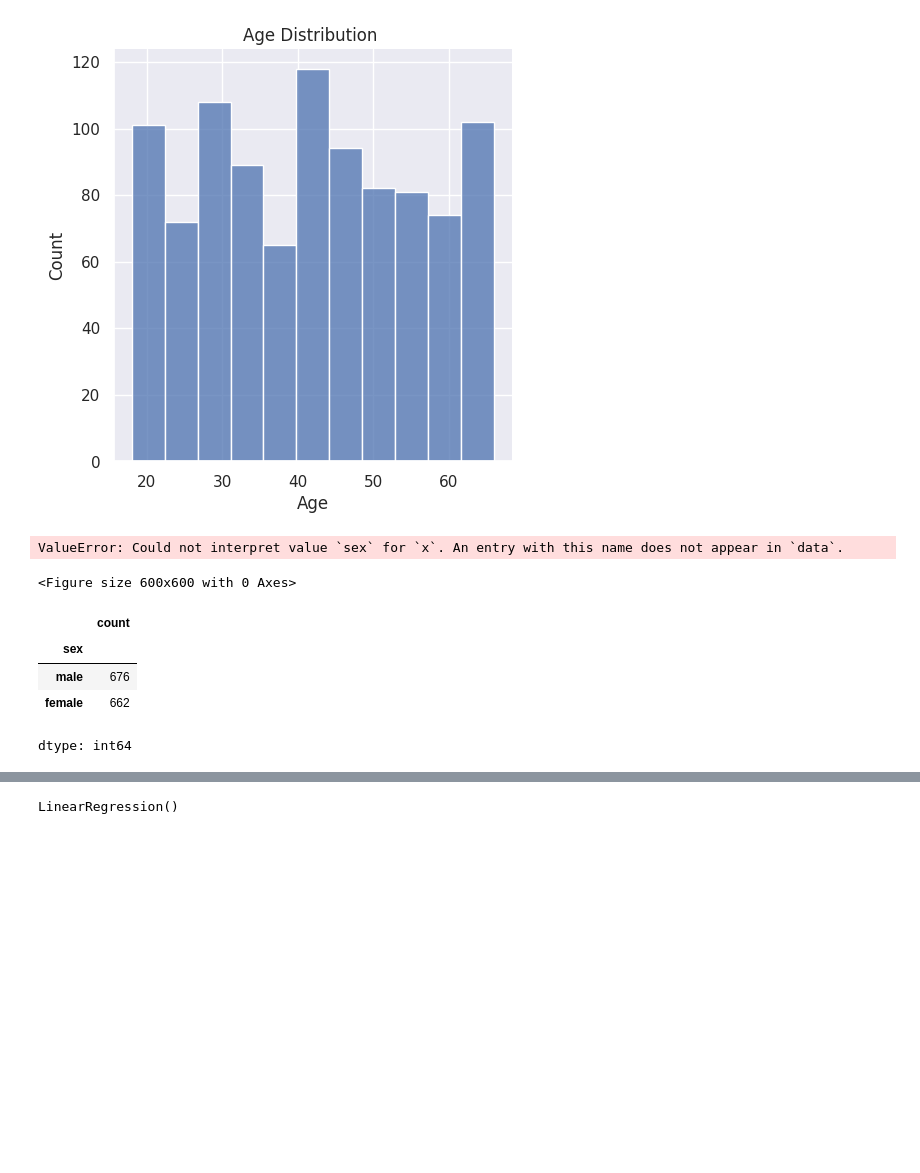
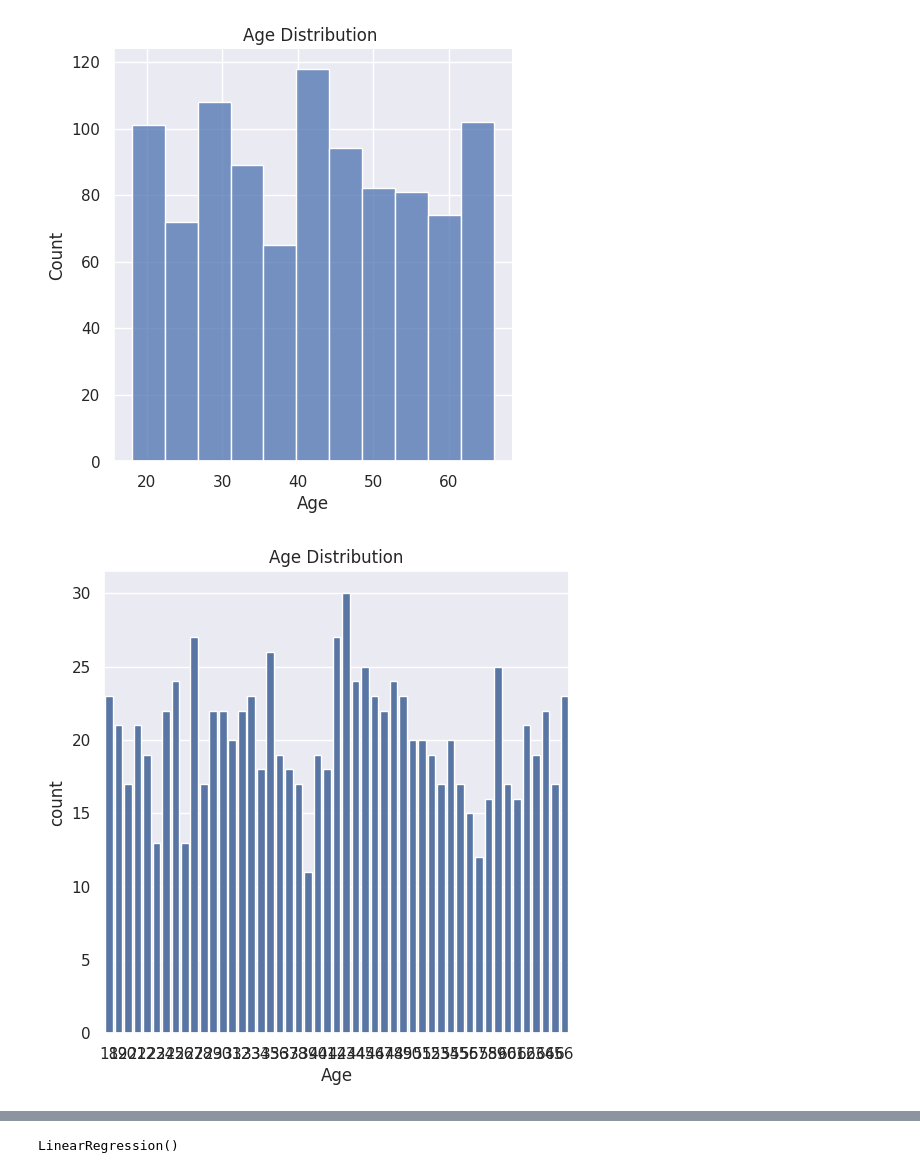
Before and after one commit to Charishma1389/-Medical-Insurance-Cost-Price-Prediction, a Jupyter notebook: medical_insurance.ipynb, the cells around one changed output, grey strips where cells are left out. Cells and saved outputs as stored; diff of their text form; code cells hidden in the pictures; blank space fills up the shorter version.

```diff
--- a/medical_insurance.ipynb
+++ b/medical_insurance.ipynb
@@ -84,17 +107,10 @@ plt.show()
 # %%
 sns.set()
 plt.figure(figsize=(6,6))
-sns.countplot(x='sex',data=medical_dataset)
-plt.title('Sex')
+# The 'sex' column is not in the current dataset. Plotting 'Age' instead.
+# If you have a dataset with a 'sex' column, please load it before running this cell.
+sns.countplot(x='Age',data=medical_dataset)
+plt.title('Age Distribution') # Updated title to reflect the change
 plt.show()
 # %% [output]
-ValueError: Could not interpret value `sex` for `x`. An entry with this name does not appear in `data`.
-<Figure size 600x600 with 0 Axes>
+[figure, added]
-# %%
-medical_dataset['sex'].value_counts()
-# %% [output]
-|  | count |
-| sex |  |
-| male | 676 |
-| female | 662 |
-dtype: int64
```
Also changed, not shown: parts of 17 cells of this notebook.
